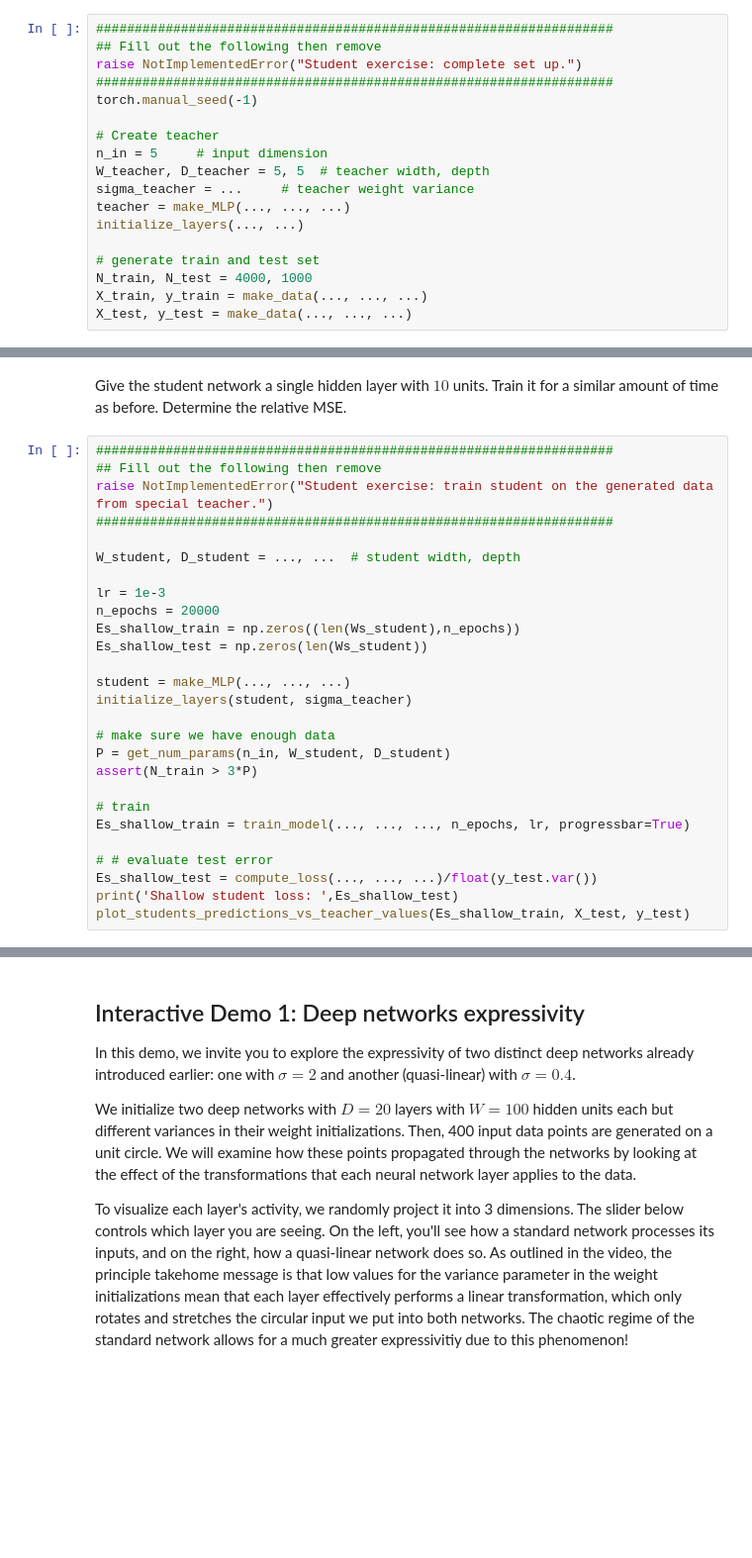
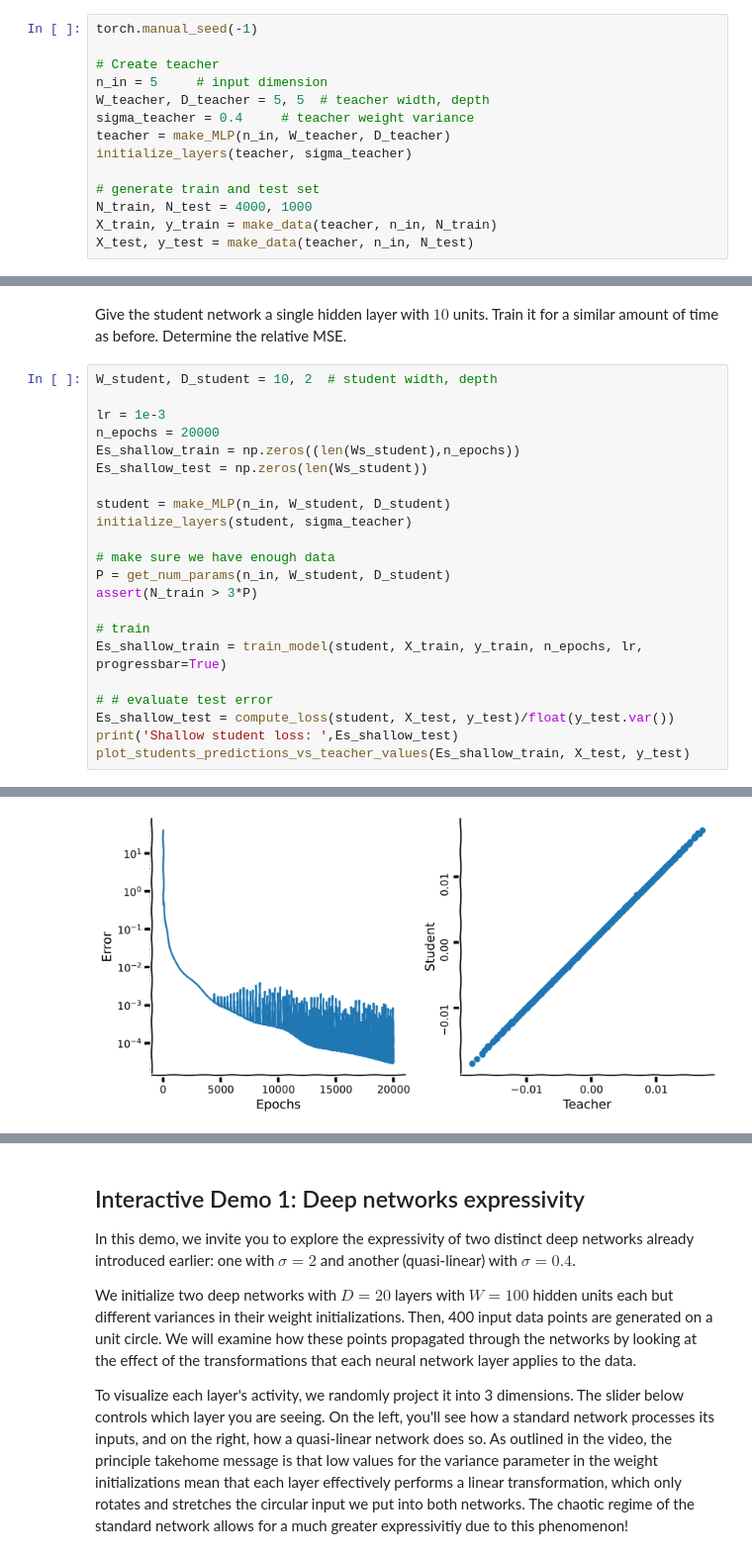
Before and after one commit to sabertoaster/Neuromatch-NeuroAI, a Jupyter notebook: tutorials/W2D1_Macrocircuits/student/W2D1_Tutorial1.ipynb, the cells around one changed output, grey strips where cells are left out. Shown at 99% size. Drawn from its saved outputs; the diff is of its cells as text; blank space fills up the shorter version.

```diff
--- a/tutorials/W2D1_Macrocircuits/student/W2D1_Tutorial1.ipynb
+++ b/tutorials/W2D1_Macrocircuits/student/W2D1_Tutorial1.ipynb
@@ -930,41 +979,32 @@ To test this idea, we'll repeat the exercise above, this time initializing the t
 
 Create training and test sets. Initialize the teacher network with $\sigma_{t} = 0.4$.
 # %%
-###################################################################
-## Fill out the following then remove
-raise NotImplementedError("Student exercise: complete set up.")
-###################################################################
 torch.manual_seed(-1)
 
 # Create teacher
 n_in = 5     # input dimension
 W_teacher, D_teacher = 5, 5  # teacher width, depth
-sigma_teacher = ...     # teacher weight variance
-teacher = make_MLP(..., ..., ...)
-initialize_layers(..., ...)
+sigma_teacher = 0.4     # teacher weight variance
+teacher = make_MLP(n_in, W_teacher, D_teacher)
+initialize_layers(teacher, sigma_teacher)
 
 # generate train and test set
 N_train, N_test = 4000, 1000
-X_train, y_train = make_data(..., ..., ...)
-X_test, y_test = make_data(..., ..., ...)
+X_train, y_train = make_data(teacher, n_in, N_train)
+X_test, y_test = make_data(teacher, n_in, N_test)
 # %% [markdown]
 [*Click for solution*](https://github.com/neuromatch/NeuroAI_Course/tree/main/tutorials/W2D1_Macrocircuits/solutions/W2D1_Tutorial1_Solution_44d1308a.py)
 # %% [markdown]
 Give the student network a single hidden layer with $10$ units. Train it for a similar amount of time as before. Determine the relative MSE.
 # %%
-###################################################################
-## Fill out the following then remove
-raise NotImplementedError("Student exercise: train student on the generated data from special teacher.")
-###################################################################
-
-W_student, D_student = ..., ...  # student width, depth
+W_student, D_student = 10, 2  # student width, depth
 
 lr = 1e-3
 n_epochs = 20000
 Es_shallow_train = np.zeros((len(Ws_student),n_epochs))
 Es_shallow_test = np.zeros(len(Ws_student))
 
-student = make_MLP(..., ..., ...)
+student = make_MLP(n_in, W_student, D_student)
 initialize_layers(student, sigma_teacher)
 
 # make sure we have enough data
@@ -972,9 +1012,10 @@ P = get_num_params(n_in, W_student, D_student)
 assert(N_train > 3*P)
 
 # train
-Es_shallow_train = train_model(..., ..., ..., n_epochs, lr, progressbar=True)
+Es_shallow_train = train_model(student, X_train, y_train, n_epochs, lr, progressbar=True)
 
 # # evaluate test error
-Es_shallow_test = compute_loss(..., ..., ...)/float(y_test.var())
+Es_shallow_test = compute_loss(student, X_test, y_test)/float(y_test.var())
 print('Shallow student loss: ',Es_shallow_test)
 plot_students_predictions_vs_teacher_values(Es_shallow_train, X_test, y_test)
+# %% [output]
@@ -981,3 +1023,4 @@ plot_students_predictions_vs_teacher_values(Es_shallow_train, X_test, y_test)
+[figure, added]
 # %% [markdown]
 [*Click for solution*](https://github.com/neuromatch/NeuroAI_Course/tree/main/tutorials/W2D1_Macrocircuits/solutions/W2D1_Tutorial1_Solution_74ab8f48.py)
 
```
Also changed, not shown: parts of 22 cells of this notebook.
